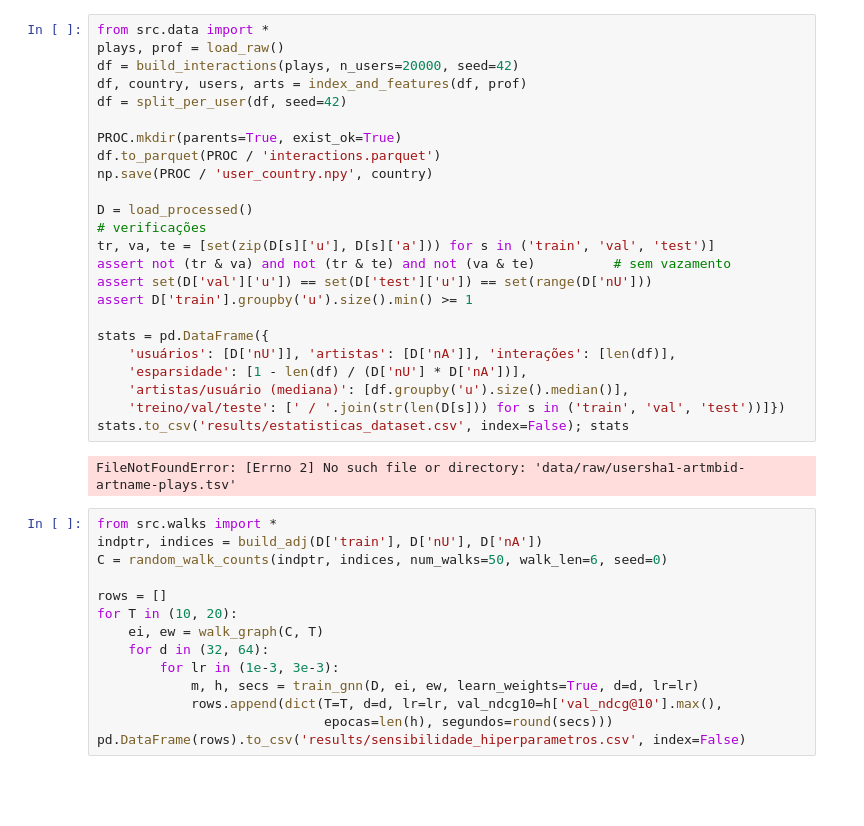
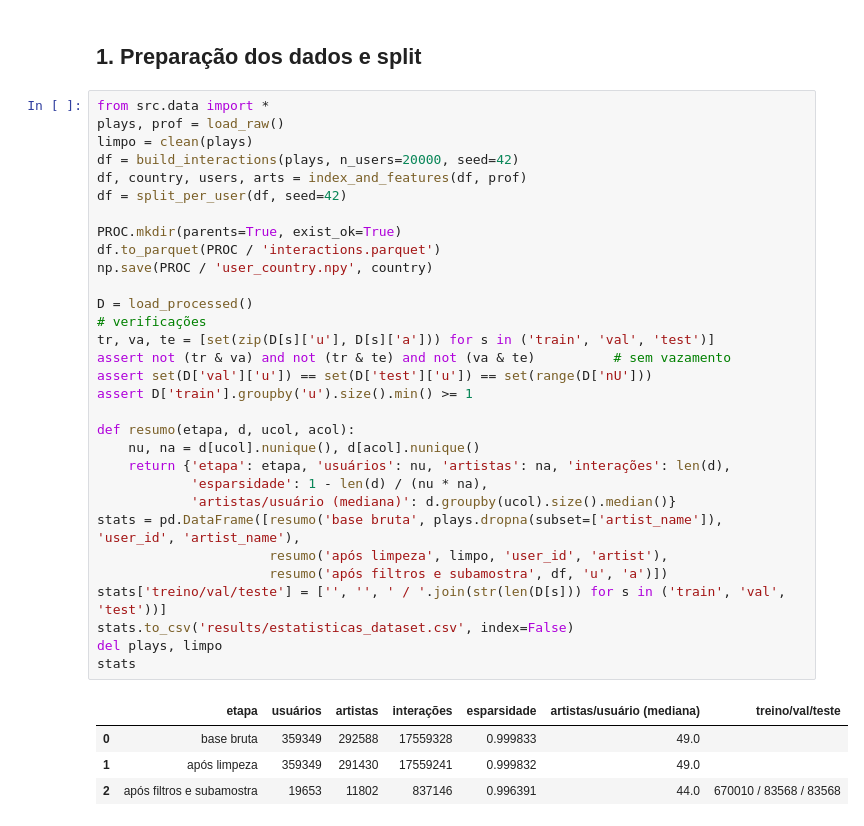
Before and after one commit to dubsvna/projeto_ia, a Jupyter notebook: notebooks/02_preparacao_split.ipynb, the cells around one changed output. Drawn from its saved outputs; the diff is of its cells as text; blank space fills up the shorter version.

```diff
--- a/notebooks/02_preparacao_split.ipynb
+++ b/notebooks/02_preparacao_split.ipynb
@@ -1,40 +27,38 @@
+# %% [markdown]
+## 1. Preparação dos dados e split
 # %%
 from src.data import *
 plays, prof = load_raw()
+limpo = clean(plays)
 df = build_interactions(plays, n_users=20000, seed=42)
 df, country, users, arts = index_and_features(df, prof)
 df = split_per_user(df, seed=42)
 
 PROC.mkdir(parents=True, exist_ok=True)
 df.to_parquet(PROC / 'interactions.parquet')
 np.save(PROC / 'user_country.npy', country)
 
 D = load_processed()
 # verificações
 tr, va, te = [set(zip(D[s]['u'], D[s]['a'])) for s in ('train', 'val', 'test')]
 assert not (tr & va) and not (tr & te) and not (va & te)          # sem vazamento
 assert set(D['val']['u']) == set(D['test']['u']) == set(range(D['nU']))
 assert D['train'].groupby('u').size().min() >= 1
 
-stats = pd.DataFrame({
-    'usuários': [D['nU']], 'artistas': [D['nA']], 'interações': [len(df)],
-    'esparsidade': [1 - len(df) / (D['nU'] * D['nA'])],
-    'artistas/usuário (mediana)': [df.groupby('u').size().median()],
-    'treino/val/teste': [' / '.join(str(len(D[s])) for s in ('train', 'val', 'test'))]})
-stats.to_csv('results/estatisticas_dataset.csv', index=False); stats
+def resumo(etapa, d, ucol, acol):
+    nu, na = d[ucol].nunique(), d[acol].nunique()
+    return {'etapa': etapa, 'usuários': nu, 'artistas': na, 'interações': len(d),
+            'esparsidade': 1 - len(d) / (nu * na),
+            'artistas/usuário (mediana)': d.groupby(ucol).size().median()}
+stats = pd.DataFrame([resumo('base bruta', plays.dropna(subset=['artist_name']), 'user_id', 'artist_name'),
+                      resumo('após limpeza', limpo, 'user_id', 'artist'),
+                      resumo('após filtros e subamostra', df, 'u', 'a')])
+stats['treino/val/teste'] = ['', '', ' / '.join(str(len(D[s])) for s in ('train', 'val', 'test'))]
+stats.to_csv('results/estatisticas_dataset.csv', index=False)
+del plays, limpo
+stats
 # %% [output]
-FileNotFoundError: [Errno 2] No such file or directory: 'data/raw/usersha1-artmbid-artname-plays.tsv'
+|  | etapa | usuários | artistas | interações | esparsidade | artistas/usuário (mediana) | treino/val/teste |
+| 0 | base bruta | 359349 | 292588 | 17559328 | 0.999833 | 49.0 |  |
+| 1 | após limpeza | 359349 | 291430 | 17559241 | 0.999832 | 49.0 |  |
+| 2 | após filtros e subamostra | 19653 | 11802 | 837146 | 0.996391 | 44.0 | 670010 / 83568 / 83568 |
-# %%
-from src.walks import *
-indptr, indices = build_adj(D['train'], D['nU'], D['nA'])
-C = random_walk_counts(indptr, indices, num_walks=50, walk_len=6, seed=0)
-
-rows = []
-for T in (10, 20):
-    ei, ew = walk_graph(C, T)
-    for d in (32, 64):
-        for lr in (1e-3, 3e-3):
-            m, h, secs = train_gnn(D, ei, ew, learn_weights=True, d=d, lr=lr)
-            rows.append(dict(T=T, d=d, lr=lr, val_ndcg10=h['val_ndcg@10'].max(),
-                             epocas=len(h), segundos=round(secs)))
-pd.DataFrame(rows).to_csv('results/sensibilidade_hiperparametros.csv', index=False)
```
Also changed, not shown: parts of 4 cells of this notebook, 38 other files.
